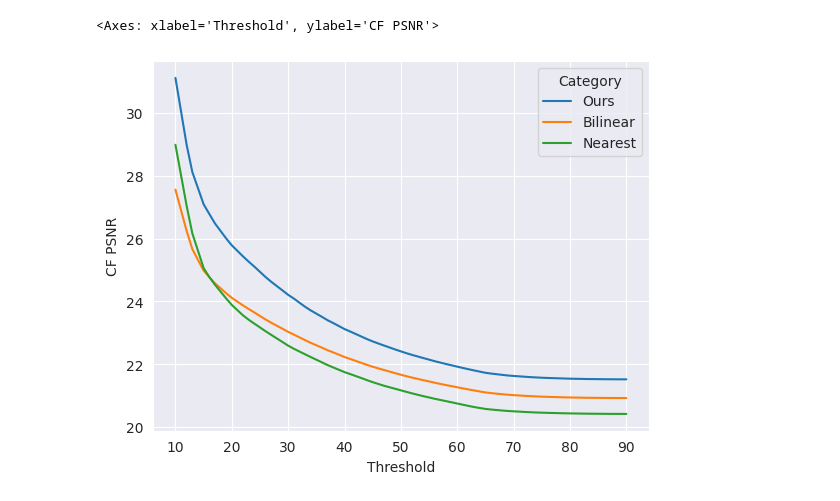
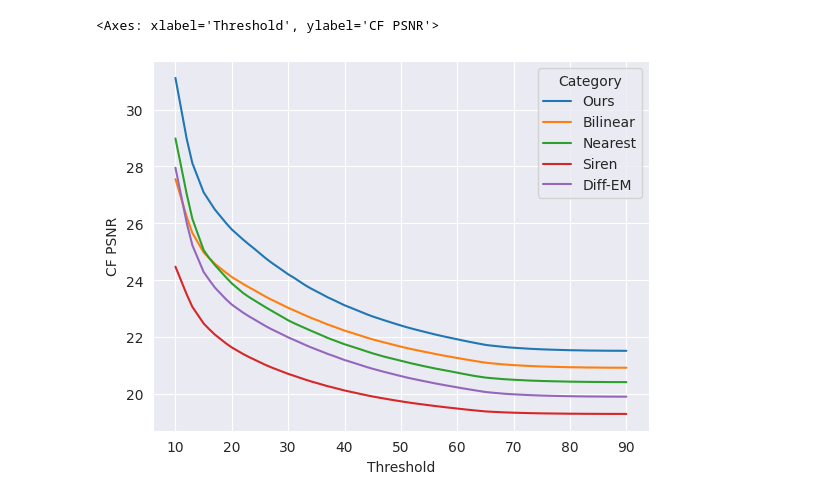
Before and after one commit to jakobtroidl/niiv, a Jupyter notebook: notebooks/cfpsnr-ablation.ipynb, the cells around one changed output. Saved outputs shown, nothing was run; the diff lists cells and outputs as text; code cells hidden in the pictures.

```diff
--- a/notebooks/cfpsnr-ablation.ipynb
+++ b/notebooks/cfpsnr-ablation.ipynb
@@ -11,20 +5,30 @@ y_nearest = [ 28.983999252319336, 27.02680206298828, 26.15959930419922, 25.05879
+# %%
+x = [10, 12, 13, 15, 16, 17, 19, 20, 22, 23, 24, 26, 27, 29, 30, 31, 33, 34, 36, 37, 38, 40, 41, 43, 44, 45, 47, 48, 49, 51, 52, 54, 55, 56, 58, 59, 61, 62, 63, 65, 66, 68, 69, 70, 72, 73, 75, 76, 77, 79, 80, 82, 83, 84, 86, 87, 89, 90]
+
+y_diffem = [27.953998565673828, 26.01319694519043, 25.22920036315918, 24.288997650146484, 24.007999420166016, 23.739397048950195, 23.32120132446289, 23.14099884033203, 22.857999801635742, 22.733400344848633, 22.618600845336914, 22.38520050048828, 22.279199600219727, 22.08759880065918, 21.988798141479492, 21.903200149536133, 21.726198196411133, 21.64099884033203, 21.487199783325195, 21.407400131225586, 21.338998794555664, 21.191801071166992, 21.131799697875977, 21.005199432373047, 20.9414005279541, 20.883399963378906, 20.776798248291016, 20.72760009765625, 20.67620086669922, 20.578798294067383, 20.534799575805664, 20.452800750732422, 20.414798736572266, 20.372600555419922, 20.299598693847656, 20.265199661254883, 20.194997787475586, 20.162399291992188, 20.130401611328125, 20.06760025024414, 20.047199249267578, 20.011798858642578, 19.997400283813477, 19.9862003326416, 19.965797424316406, 19.955801010131836, 19.94219970703125, 19.936599731445312, 19.93160057067871, 19.922801971435547, 19.918800354003906, 19.912799835205078, 19.909997940063477, 19.908998489379883, 19.906200408935547, 19.904399871826172, 19.902997970581055, 19.902599334716797]
+y_siren = [24.473981857299805, 23.497039794921875, 23.061288833618164, 22.47669219970703, 22.274030685424805, 22.085317611694336, 21.7717227935791, 21.634395599365234, 21.40438461303711, 21.301559448242188, 21.206298828125, 21.018035888671875, 20.93349838256836, 20.780691146850586, 20.705366134643555, 20.639503479003906, 20.50562286376953, 20.442827224731445, 20.32963752746582, 20.27218246459961, 20.223209381103516, 20.12077522277832, 20.077816009521484, 19.991268157958984, 19.94843292236328, 19.908855438232422, 19.838306427001953, 19.804744720458984, 19.771440505981445, 19.708349227905273, 19.67966079711914, 19.626827239990234, 19.601848602294922, 19.575830459594727, 19.5290470123291, 19.50716209411621, 19.463178634643555, 19.442419052124023, 19.421945571899414, 19.384443283081055, 19.3727970123291, 19.353763580322266, 19.34583854675293, 19.339345932006836, 19.328739166259766, 19.323711395263672, 19.3162841796875, 19.313323974609375, 19.310781478881836, 19.3061580657959, 19.30409049987793, 19.30144691467285, 19.299917221069336, 19.299161911010742, 19.297578811645508, 19.296939849853516, 19.296438217163086, 19.296249389648438]
+y_result = [ 31.1127986907959, 28.966999053955078, 28.113800048828125, 27.08979606628418, 26.784198760986328, 26.482799530029297, 26.001996994018555, 25.78260040283203, 25.428600311279297, 25.261999130249023, 25.104398727416992, 24.7716007232666, 24.621400833129883, 24.34600067138672, 24.206201553344727, 24.088403701782227, 23.826200485229492, 23.711000442504883, 23.5049991607666, 23.397600173950195, 23.307802200317383, 23.116796493530273, 23.03919792175293, 22.87779998779297, 22.79680061340332, 22.722803115844727, 22.59259796142578, 22.529998779296875, 22.46619987487793, 22.34720230102539, 22.29360008239746, 22.19260025024414, 22.143600463867188, 22.093597412109375, 22.004798889160156, 21.96259880065918, 21.87820053100586, 21.838598251342773, 21.79899787902832, 21.724599838256836, 21.700199127197266, 21.65839958190918, 21.63840103149414, 21.62419891357422, 21.59859848022461, 21.586200714111328, 21.567399978637695, 21.560800552368164, 21.554399490356445, 21.542999267578125, 21.536998748779297, 21.530597686767578, 21.525800704956055, 21.524398803710938, 21.52039909362793, 21.518598556518555, 21.516399383544922, 21.516399383544922]
+y_bilinear = [ 27.554800033569336, 26.230600357055664, 25.661001205444336, 24.97719955444336, 24.77560043334961, 24.57539939880371, 24.25760269165039, 24.10999870300293, 23.868000030517578, 23.75379753112793, 23.64620018005371, 23.42060089111328, 23.31800079345703, 23.12599754333496, 23.027400970458984, 22.94260025024414, 22.76399803161621, 22.678998947143555, 22.52359962463379, 22.442401885986328, 22.373003005981445, 22.226600646972656, 22.165597915649414, 22.039798736572266, 21.97599983215332, 21.916799545288086, 21.81319808959961, 21.762800216674805, 21.711200714111328, 21.61479949951172, 21.57080078125, 21.488597869873047, 21.45039939880371, 21.408199310302734, 21.33300018310547, 21.29939842224121, 21.227800369262695, 21.195600509643555, 21.161598205566406, 21.09939956665039, 21.07760238647461, 21.041996002197266, 21.025400161743164, 21.013200759887695, 20.99119758605957, 20.98040008544922, 20.964399337768555, 20.95899772644043, 20.9529972076416, 20.94300079345703, 20.938800811767578, 20.932600021362305, 20.928800582885742, 20.92799949645996, 20.92399787902832, 20.92259979248047, 20.921199798583984, 20.920400619506836]
+y_nearest = [ 28.983999252319336, 27.02680206298828, 26.15959930419922, 25.05879783630371, 24.77320098876953, 24.530399322509766, 24.091999053955078, 23.885000228881836, 23.550397872924805, 23.41259765625, 23.289798736572266, 23.046598434448242, 22.930999755859375, 22.703598022460938, 22.588397979736328, 22.49020004272461, 22.31319808959961, 22.225799560546875, 22.057199478149414, 21.968997955322266, 21.894800186157227, 21.746000289916992, 21.684398651123047, 21.556398391723633, 21.489198684692383, 21.426401138305664, 21.31199836730957, 21.26319694519043, 21.21500015258789, 21.116798400878906, 21.068397521972656, 20.979598999023438, 20.939199447631836, 20.896799087524414, 20.822599411010742, 20.785200119018555, 20.70800018310547, 20.670400619506836, 20.633800506591797, 20.574398040771484, 20.55559730529785, 20.522600173950195, 20.509201049804688, 20.497997283935547, 20.477800369262695, 20.468400955200195, 20.45439910888672, 20.449798583984375, 20.44420051574707, 20.435598373413086, 20.431398391723633, 20.425800323486328, 20.423200607299805, 20.42140007019043, 20.41819953918457, 20.41659927368164, 20.415800094604492, 20.41520118713379]
 # %%
 # Step 1: Prepare your data by creating a DataFrame
 df = pd.DataFrame({
     'Threshold': x,
     'Ours': y_result,
     'Bilinear': y_bilinear,
-    'Nearest': y_nearest
+    'Nearest': y_nearest,
+    'Siren': y_siren,
+    'Diff-EM': y_diffem
 })
 
 # Step 2: Melt the DataFrame to long format
 df_long = pd.melt(df, id_vars=['Threshold'], var_name='Category', value_name='CF PSNR')
 
 sns.set_style("darkgrid")
 # plt.figure(figsize=(13, 7.5)) # width and height in inches
 
 # Step 3: Plot with Seaborn
 sns.lineplot(data=df_long, x='Threshold', y='CF PSNR', hue='Category')
 # %% [output]
 <Axes: xlabel='Threshold', ylabel='CF PSNR'>
-[figure, old version]
+[figure, new version]
```
Also changed, not shown: parts of 1 cell of this notebook, 1 other file.
